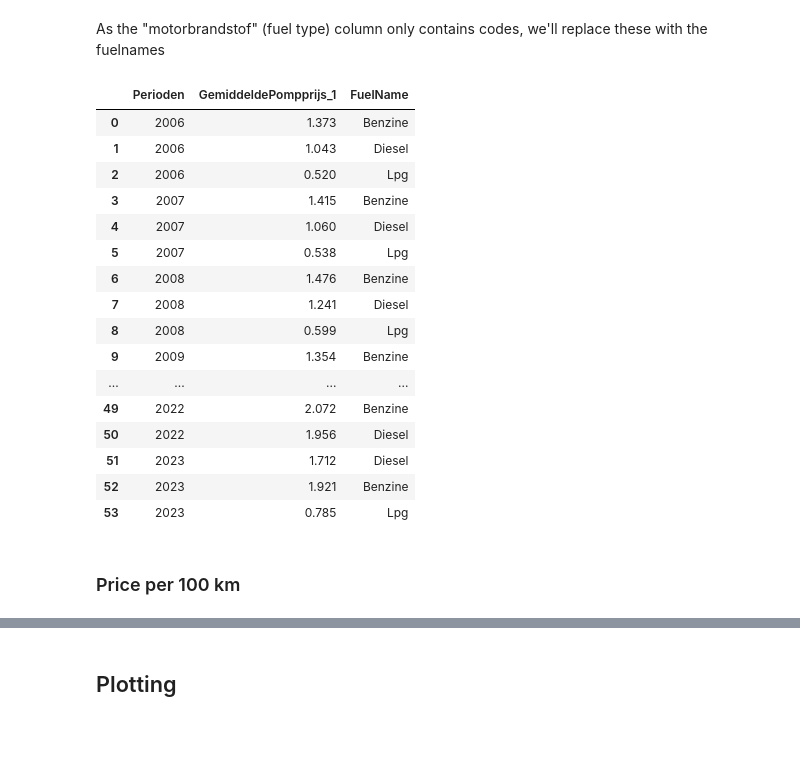
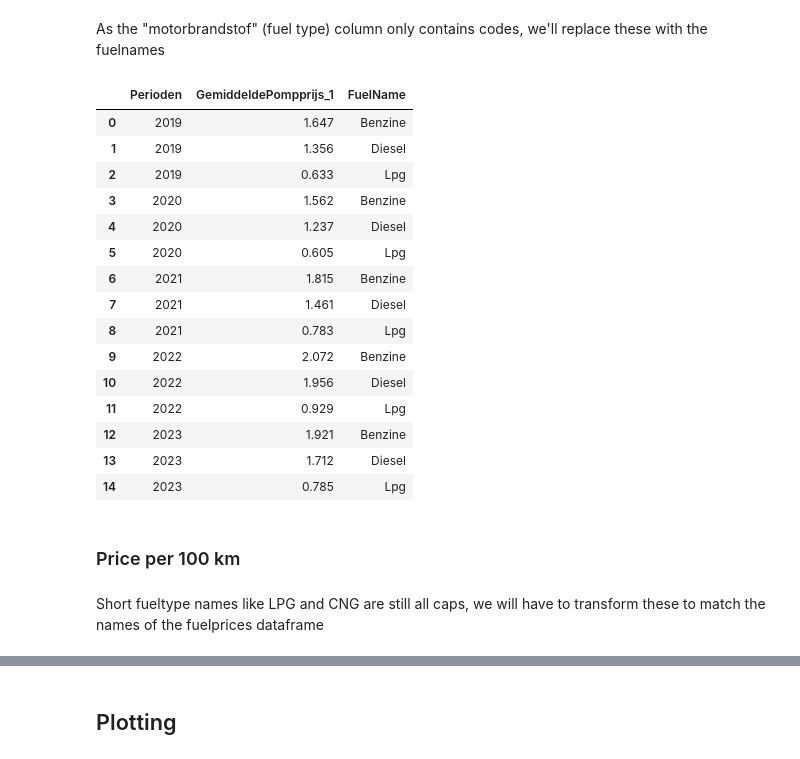
Before and after one commit to henkrehorst/uu_dss_project, a Jupyter notebook: dashboard/SeparateChartsForTesting/PriceComparison.ipynb, the cells around one changed output, grey strips where cells are left out. Drawn from its saved outputs; the diff is of its cells as text; code cells hidden in the pictures; blank space fills up the shorter version.

```diff
--- a/dashboard/SeparateChartsForTesting/PriceComparison.ipynb
+++ b/dashboard/SeparateChartsForTesting/PriceComparison.ipynb
@@ -476,32 +482,39 @@ fuelPrices.head(70)
 # %% [markdown]
 As the "motorbrandstof" (fuel type) column only contains codes, we'll replace these with the fuelnames
 # %%
-# Assuming you have loaded both dataframes, fuelPrices and fuelNames
 fuelPrices = fuelPrices.merge(fuelNames, left_on='Motorbrandstof', right_on='Key', how='left')
 
 # Drop the 'Key' column since we don't need it anymore
 fuelPrices = fuelPrices.drop(columns=['Motorbrandstof', 'Key']).rename(columns={'Title': 'FuelName'})
 
-# sort by year of readability and drop redundant columns
+# for our comparison, we are only interested in the years from 2019
+fuelPrices = fuelPrices[fuelPrices['Perioden'].astype(int) >= 2019]
+
+# sort for readability
+fuelPrices = fuelPrices.sort_values(by=['Perioden'], ascending=True).reset_index(drop=True)
+
+# drop redundant columns
 fuelPrices = fuelPrices.drop(['ID'],axis=1)
-fuelPrices.sort_values(by=['Perioden'], ascending=True).reset_index(drop=True)
+
+fuelPrices
 # %% [output]
 |  | Perioden | GemiddeldePompprijs_1 | FuelName |
-| 0 | 2006 | 1.373 | Benzine |
-| 1 | 2006 | 1.043 | Diesel |
-| 2 | 2006 | 0.520 | Lpg |
-| 3 | 2007 | 1.415 | Benzine |
-| 4 | 2007 | 1.060 | Diesel |
-| 5 | 2007 | 0.538 | Lpg |
-| 6 | 2008 | 1.476 | Benzine |
-| 7 | 2008 | 1.241 | Diesel |
-| 8 | 2008 | 0.599 | Lpg |
-| 9 | 2009 | 1.354 | Benzine |
-| ... | ... | ... | ... |
-| 49 | 2022 | 2.072 | Benzine |
-| 50 | 2022 | 1.956 | Diesel |
-| 51 | 2023 | 1.712 | Diesel |
-| 52 | 2023 | 1.921 | Benzine |
-| 53 | 2023 | 0.785 | Lpg |
+| 0 | 2019 | 1.647 | Benzine |
+| 1 | 2019 | 1.356 | Diesel |
+| 2 | 2019 | 0.633 | Lpg |
+| 3 | 2020 | 1.562 | Benzine |
+| 4 | 2020 | 1.237 | Diesel |
+| 5 | 2020 | 0.605 | Lpg |
+| 6 | 2021 | 1.815 | Benzine |
+| 7 | 2021 | 1.461 | Diesel |
+| 8 | 2021 | 0.783 | Lpg |
+| 9 | 2022 | 2.072 | Benzine |
+| 10 | 2022 | 1.956 | Diesel |
+| 11 | 2022 | 0.929 | Lpg |
+| 12 | 2023 | 1.921 | Benzine |
+| 13 | 2023 | 1.712 | Diesel |
+| 14 | 2023 | 0.785 | Lpg |
 # %% [markdown]
 ### Price per 100 km
+# %% [markdown]
+Short fueltype names like LPG and CNG are still all caps, we will have to transform these to match the names of the fuelprices dataframe
```
Also changed, not shown: parts of 12 cells of this notebook.
